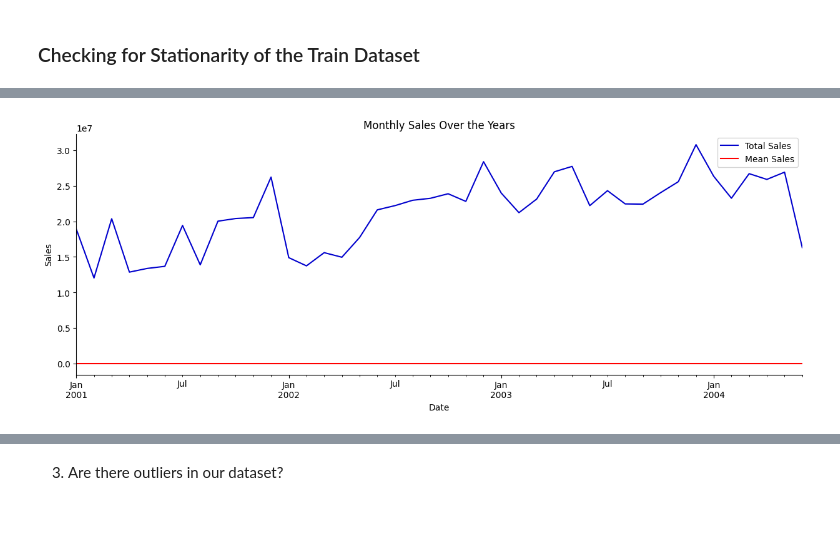
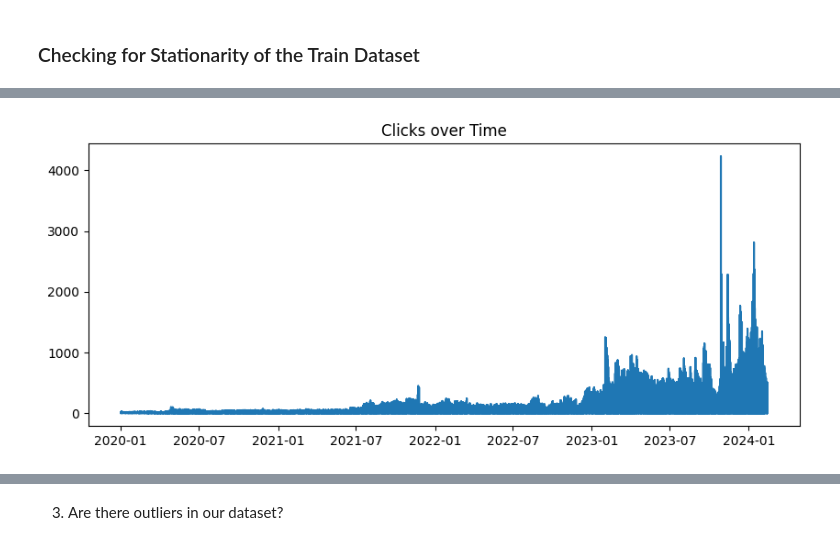
Before and after one commit to ikoghoemmanuell/Ad-Engagement-Forecasting, a Jupyter notebook: dev/notebooks/modelling_for_presentation.ipynb, the cells around one changed output, grey strips where cells are left out. Cells and saved outputs as stored; diff of their text form; code cells hidden in the pictures; blank space fills up the shorter version.

```diff
--- a/dev/notebooks/modelling_for_presentation.ipynb
+++ b/dev/notebooks/modelling_for_presentation.ipynb
@@ -563,0 +206,3 @@ dtype: int64
+# %%
+train = train.fillna(method='ffill')
+train = train.fillna(method='bfill')
@@ -693,17 +248,10 @@ Residual: The residual component, also known as the irregular or random componen
-# %%
-def time_plot(data, y_col, title):
-    fig, ax = plt.subplots(figsize=(15,5))
-    data.resample('M')[y_col].sum().plot(ax=ax, color='mediumblue', label='Total Sales')
-    data.resample('M')[y_col].mean().plot(ax=ax, color='red', label='Mean Sales')
-
-    ax.set(xlabel="Date",
-           ylabel="Sales",
-           title=title)
-
-    ax.legend()
-    sns.despine()
-
-# Example usage with your specific details
-time_plot(train, 'target', 'Monthly Sales Over the Years')
-# %% [output]
-[figure, removed]
+# %%
+# Plot the series
+plt.figure(figsize=(10,4))
+plt.plot(train.set_index('date')['clicks'], linestyle='-')
+
+plt.title('Clicks over Time')
+# Show plot
+plt.show()
+# %% [output]
+[figure, added]
```
Also changed, not shown: parts of 189 cells of this notebook, 1 other file.
